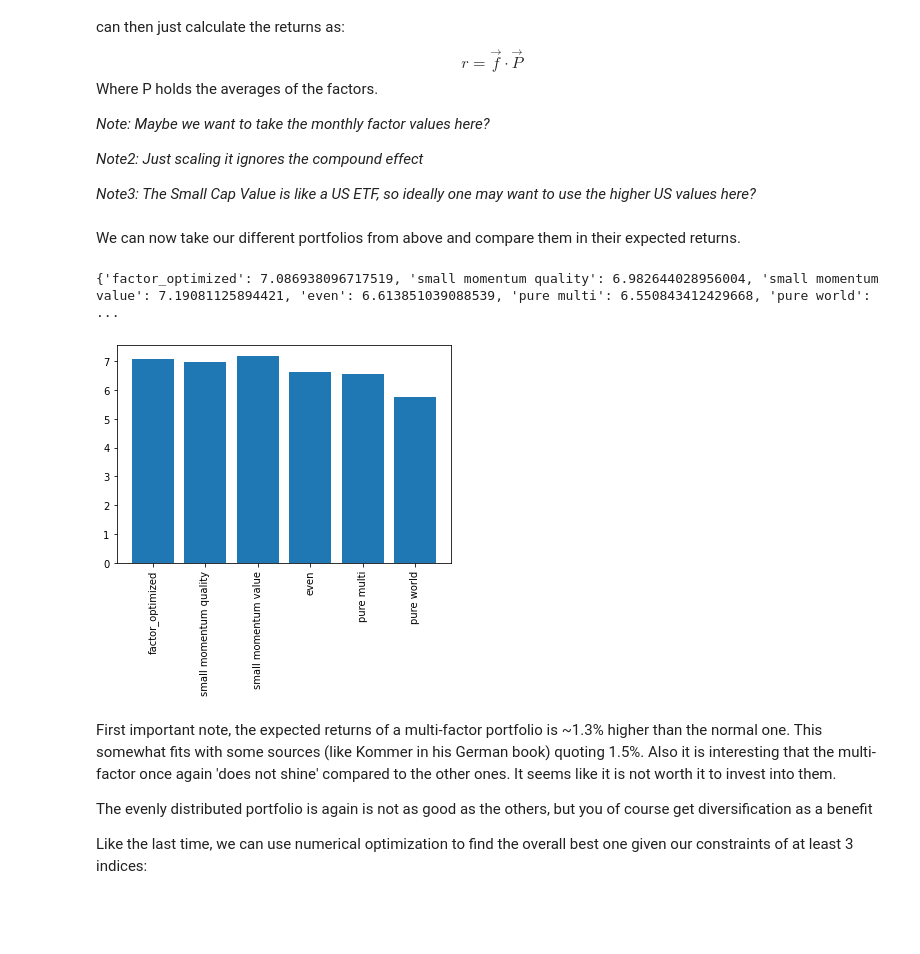
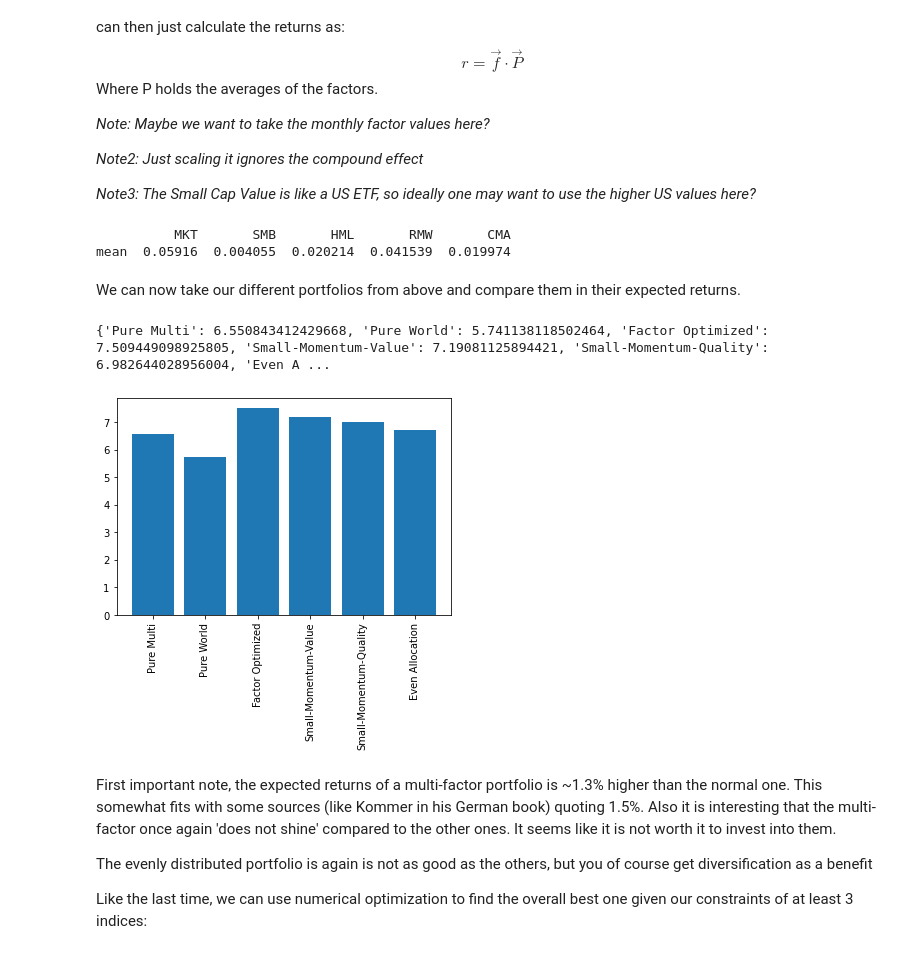
Before and after one commit to MartinLiebig/factornessy, a Jupyter notebook: FF5-Factor analysis.ipynb, the cells around one changed output. Drawn from its saved outputs; the diff is of its cells as text; code cells hidden in the pictures; blank space fills up the shorter version.

```diff
--- a/FF5-Factor analysis.ipynb
+++ b/FF5-Factor analysis.ipynb
@@ -257,4 +259,5 @@ optimized_allocation = optimized_allocation.set_allocations(sol.x)
 print(-1*sol.fun)
 print(optimized_allocation)
 print(factorness(sol.x))
+asset_allocations["Factor Optimized"] = optimized_allocation
 # %% [output]
@@ -281,6 +284,7 @@ small_momentum_value_factorness = factorness(small_momentum_value_allocation.to_
 print(small_momentum_value_allocation)
 print(small_momentum_value_factorness)
 print(small_momentum_value_factorness.sum())
+asset_allocations["Small-Momentum-Value"] = small_momentum_value_allocation
 # %% [output]
 {'Small-Cap (Value)': 0.4, 'Momentum': 0.4, 'Value': 0.2}
             0
@@ -301,6 +305,7 @@ small_momentum_quality_factorness = factorness(small_momentum_quality_allocation
 print(small_momentum_quality_allocation)
 print(small_momentum_quality_factorness)
 print(small_momentum_quality_factorness.sum())
+asset_allocations["Small-Momentum-Quality"] = small_momentum_quality_allocation
 # %% [output]
 {'Small-Cap (Value)': 0.4, 'Momentum': 0.4, 'Quality': 0.2}
             0
@@ -314,11 +319,11 @@ dtype: float64
 # %% [markdown]
 As a last portfolio, lets look at an evenly distributed portfolio between value, quality, low Vola and Small Cap (Value):
 # %%
-
 even_allocations = AssetAllocation(index_names)
 even_allocations.distribute_evenly()
 even_factors = factorness(even_allocations.to_array())
 print(even_allocations)
 print(even_factors)
 print(even_factors.sum())
+asset_allocations["Even Allocation"] = even_allocations
 # %% [output]
@@ -350,29 +355,27 @@ Where P holds the averages of the factors.
 # %%
 from factor_estimator import *
 average_factors = get_average_factors("Developed")*252
-
+print(average_factors)
 def excess_returns(alpha):
     factors = factorness(alpha)
     returns = average_factors.dot(factors)
     return returns*100
+# %% [output]
+          MKT       SMB       HML       RMW       CMA
+mean  0.05916  0.004055  0.020214  0.041539  0.019974
 # %% [markdown]
 We can now take our different portfolios from above and compare them in their expected returns.
 # %%
 return_dict = {}
-return_dict["factor_optimized"] = float(excess_returns(sol.x).iloc[0])
-return_dict["small momentum quality"] = float(excess_returns(small_momentum_quality_allocation.to_array()).iloc[0])
-return_dict["small momentum value"] = float(excess_returns(small_momentum_value_allocation.to_array()).iloc[0])
-return_dict["even"] = float(excess_returns(even_allocations.to_array()).iloc[0])
-return_dict["pure multi"] = float(excess_returns(multi_factor_allocation.to_array()).iloc[0])
-return_dict["pure world"] = float(excess_returns(world_allocation.to_array()).iloc[0])
+for key, value in asset_allocations.items():
+    return_dict[key] = float(excess_returns(value.to_array()).iloc[0])
 print(return_dict)
-
 plt.bar(return_dict.keys(), return_dict.values())
 plt.xticks(rotation = 90)
 plt.show()
 # %% [output]
-{'factor_optimized': 7.086938096717519, 'small momentum quality': 6.982644028956004, 'small momentum value': 7.19081125894421, 'even': 6.613851039088539, 'pure multi': 6.550843412429668, 'pure world': ...
+{'Pure Multi': 6.550843412429668, 'Pure World': 5.741138118502464, 'Factor Optimized': 7.509449098925805, 'Small-Momentum-Value': 7.19081125894421, 'Small-Momentum-Quality': 6.982644028956004, 'Even A ...
-[figure, old version]
+[figure, new version]
 # %% [markdown]
 First important note, the expected returns of a multi-factor portfolio is ~1.3% higher than the normal one. This somewhat fits with some sources (like Kommer in his German book) quoting 1.5%.
 Also it is interesting that the multi-factor once again 'does not shine' compared to the other ones. It seems like it is not worth it to invest into them.
```
Also changed, not shown: parts of 13 cells of this notebook, 1 other file.
